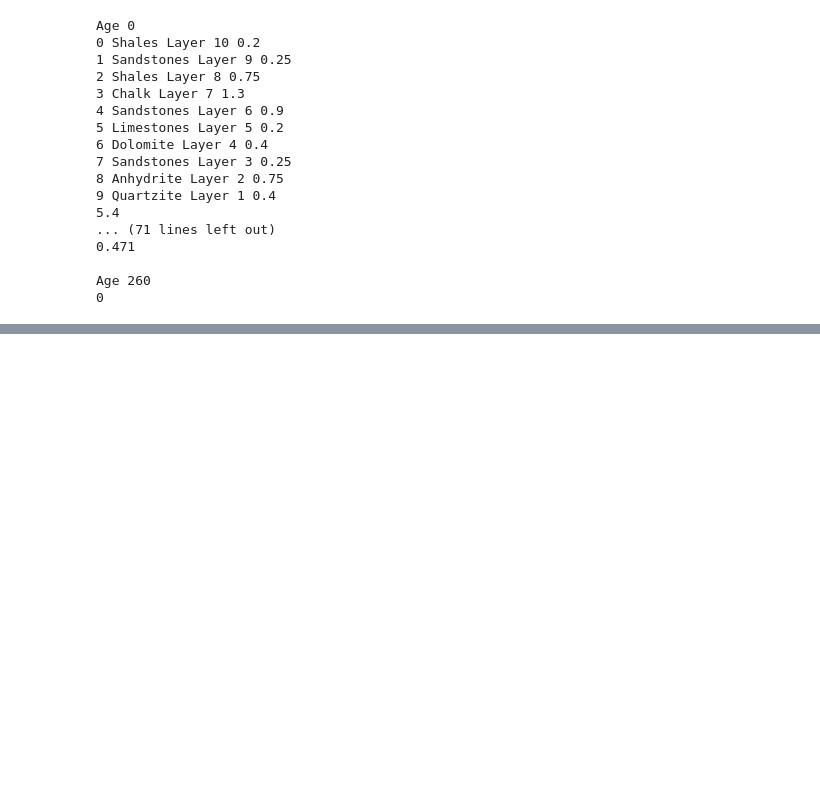
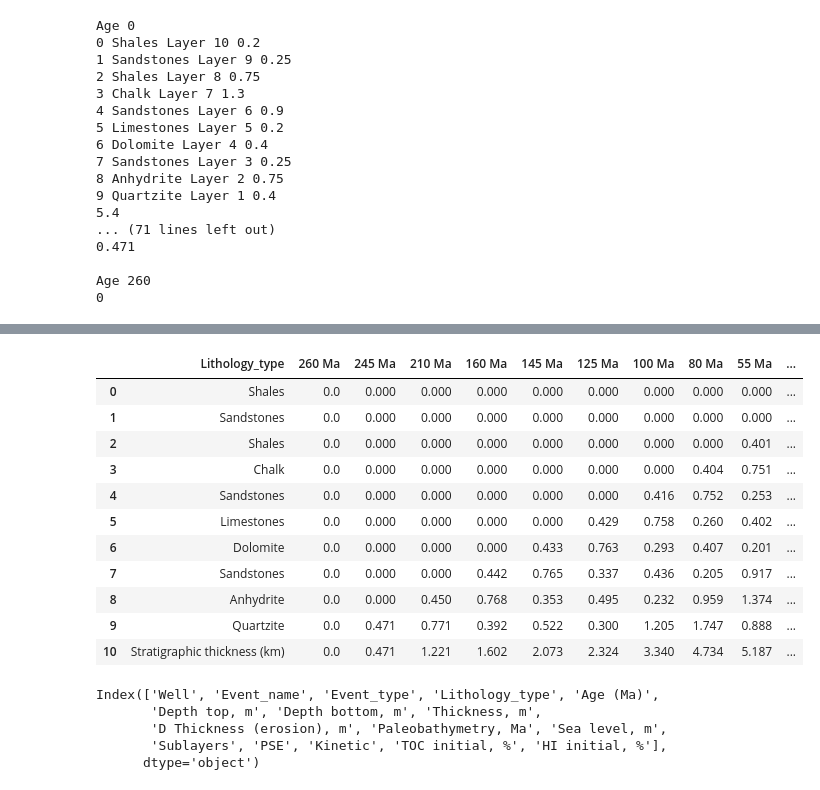
Before and after one commit to MariiaKalinina/Elasticity, a Jupyter notebook: Untitled46.ipynb, the cells around one changed output, grey strips where cells are left out. Cells and saved outputs as stored; diff of their text form; code cells hidden in the pictures; blank space fills up the shorter version.

```diff
--- a/Untitled46.ipynb
+++ b/Untitled46.ipynb
@@ -136,0 +207,25 @@ decompaction_df.to_csv('/content/Decompaction.csv', index=False)
+# %%
+decompaction = pd.read_csv('/content/Decompaction.csv', header=0)
+# %%
+decompaction
+# %% [output]
+|  | Lithology_type | 260 Ma | 245 Ma | 210 Ma | 160 Ma | 145 Ma | 125 Ma | 100 Ma | 80 Ma | 55 Ma | ... |
+| 0 | Shales | 0.0 | 0.000 | 0.000 | 0.000 | 0.000 | 0.000 | 0.000 | 0.000 | 0.000 | ... |
+| 1 | Sandstones | 0.0 | 0.000 | 0.000 | 0.000 | 0.000 | 0.000 | 0.000 | 0.000 | 0.000 | ... |
+| 2 | Shales | 0.0 | 0.000 | 0.000 | 0.000 | 0.000 | 0.000 | 0.000 | 0.000 | 0.401 | ... |
+| 3 | Chalk | 0.0 | 0.000 | 0.000 | 0.000 | 0.000 | 0.000 | 0.000 | 0.404 | 0.751 | ... |
+| 4 | Sandstones | 0.0 | 0.000 | 0.000 | 0.000 | 0.000 | 0.000 | 0.416 | 0.752 | 0.253 | ... |
+| 5 | Limestones | 0.0 | 0.000 | 0.000 | 0.000 | 0.000 | 0.429 | 0.758 | 0.260 | 0.402 | ... |
+| 6 | Dolomite | 0.0 | 0.000 | 0.000 | 0.000 | 0.433 | 0.763 | 0.293 | 0.407 | 0.201 | ... |
+| 7 | Sandstones | 0.0 | 0.000 | 0.000 | 0.442 | 0.765 | 0.337 | 0.436 | 0.205 | 0.917 | ... |
+| 8 | Anhydrite | 0.0 | 0.000 | 0.450 | 0.768 | 0.353 | 0.495 | 0.232 | 0.959 | 1.374 | ... |
+| 9 | Quartzite | 0.0 | 0.471 | 0.771 | 0.392 | 0.522 | 0.300 | 1.205 | 1.747 | 0.888 | ... |
+| 10 | Stratigraphic thickness (km) | 0.0 | 0.471 | 1.221 | 1.602 | 2.073 | 2.324 | 3.340 | 4.734 | 5.187 | ... |
+# %%
+df_well.columns
+# %% [output]
+Index(['Well', 'Event_name', 'Event_type', 'Lithology_type', 'Age (Ma)',
+       'Depth top, m', 'Depth bottom, m', 'Thickness, m',
+       'D Thickness (erosion), m', 'Paleobathymetry, Ma', 'Sea level, m',
+       'Sublayers', 'PSE', 'Kinetic', 'TOC initial, %', 'HI initial, %'],
+      dtype='object')
```
Also changed, not shown: parts of 10 cells of this notebook.
